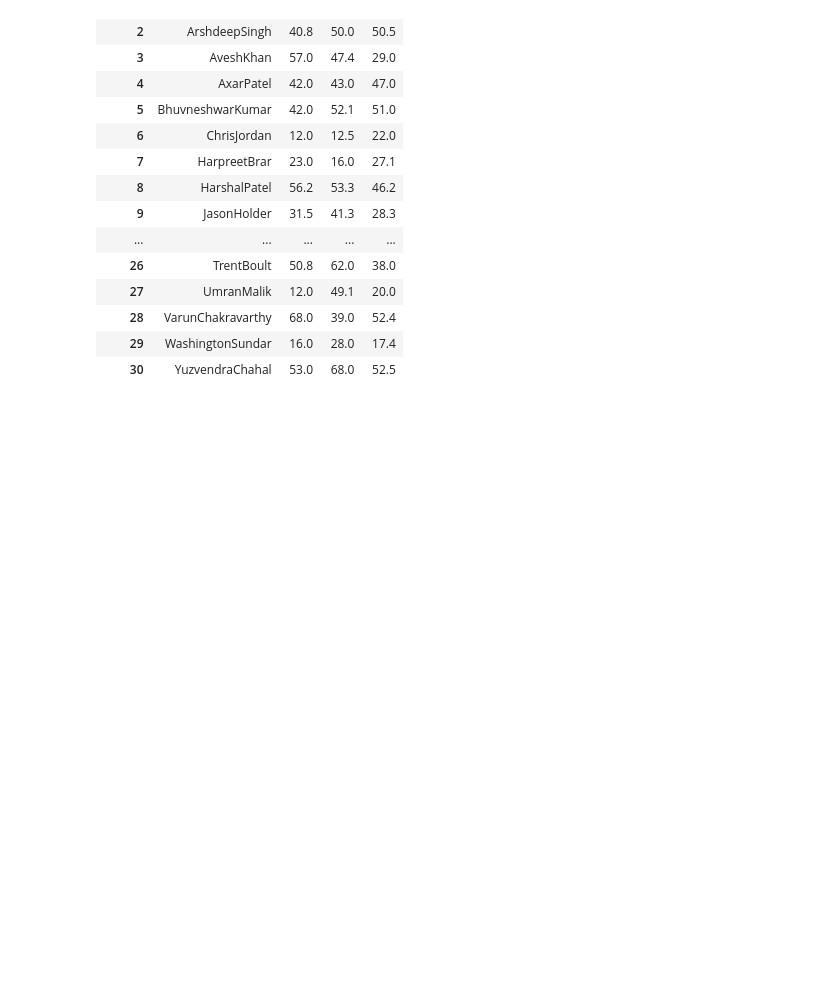
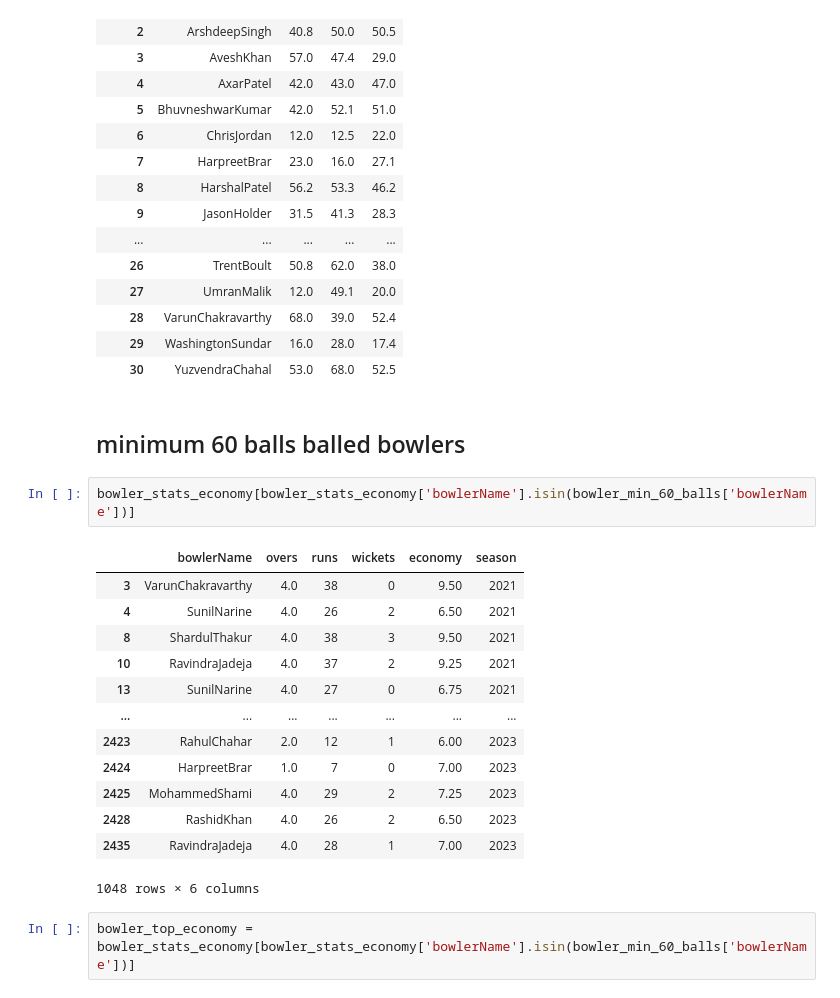
Before and after one commit to sourabhms66/ipl_2024, a Jupyter notebook: codes.ipynb, the cells around one changed output. Cells and saved outputs as stored; diff of their text form; blank space fills up the shorter version.

```diff
--- a/codes.ipynb
+++ b/codes.ipynb
@@ -732,3 +732,23 @@ bowler_min_60_balls
 | 28 | VarunChakravarthy | 68.0 | 39.0 | 52.4 |
 | 29 | WashingtonSundar | 16.0 | 28.0 | 17.4 |
 | 30 | YuzvendraChahal | 53.0 | 68.0 | 52.5 |
+# %% [markdown]
+## minimum 60 balls balled bowlers
+# %%
+bowler_stats_economy[bowler_stats_economy['bowlerName'].isin(bowler_min_60_balls['bowlerName'])]
+# %% [output]
+|  | bowlerName | overs | runs | wickets | economy | season |
+| 3 | VarunChakravarthy | 4.0 | 38 | 0 | 9.50 | 2021 |
+| 4 | SunilNarine | 4.0 | 26 | 2 | 6.50 | 2021 |
+| 8 | ShardulThakur | 4.0 | 38 | 3 | 9.50 | 2021 |
+| 10 | RavindraJadeja | 4.0 | 37 | 2 | 9.25 | 2021 |
+| 13 | SunilNarine | 4.0 | 27 | 0 | 6.75 | 2021 |
+| ... | ... | ... | ... | ... | ... | ... |
+| 2423 | RahulChahar | 2.0 | 12 | 1 | 6.00 | 2023 |
+| 2424 | HarpreetBrar | 1.0 | 7 | 0 | 7.00 | 2023 |
+| 2425 | MohammedShami | 4.0 | 29 | 2 | 7.25 | 2023 |
+| 2428 | RashidKhan | 4.0 | 26 | 2 | 6.50 | 2023 |
+| 2435 | RavindraJadeja | 4.0 | 28 | 1 | 7.00 | 2023 |
+1048 rows × 6 columns
+# %%
+bowler_top_economy = bowler_stats_economy[bowler_stats_economy['bowlerName'].isin(bowler_min_60_balls['bowlerName'])]
```
Also changed, not shown: parts of 4 cells of this notebook.
